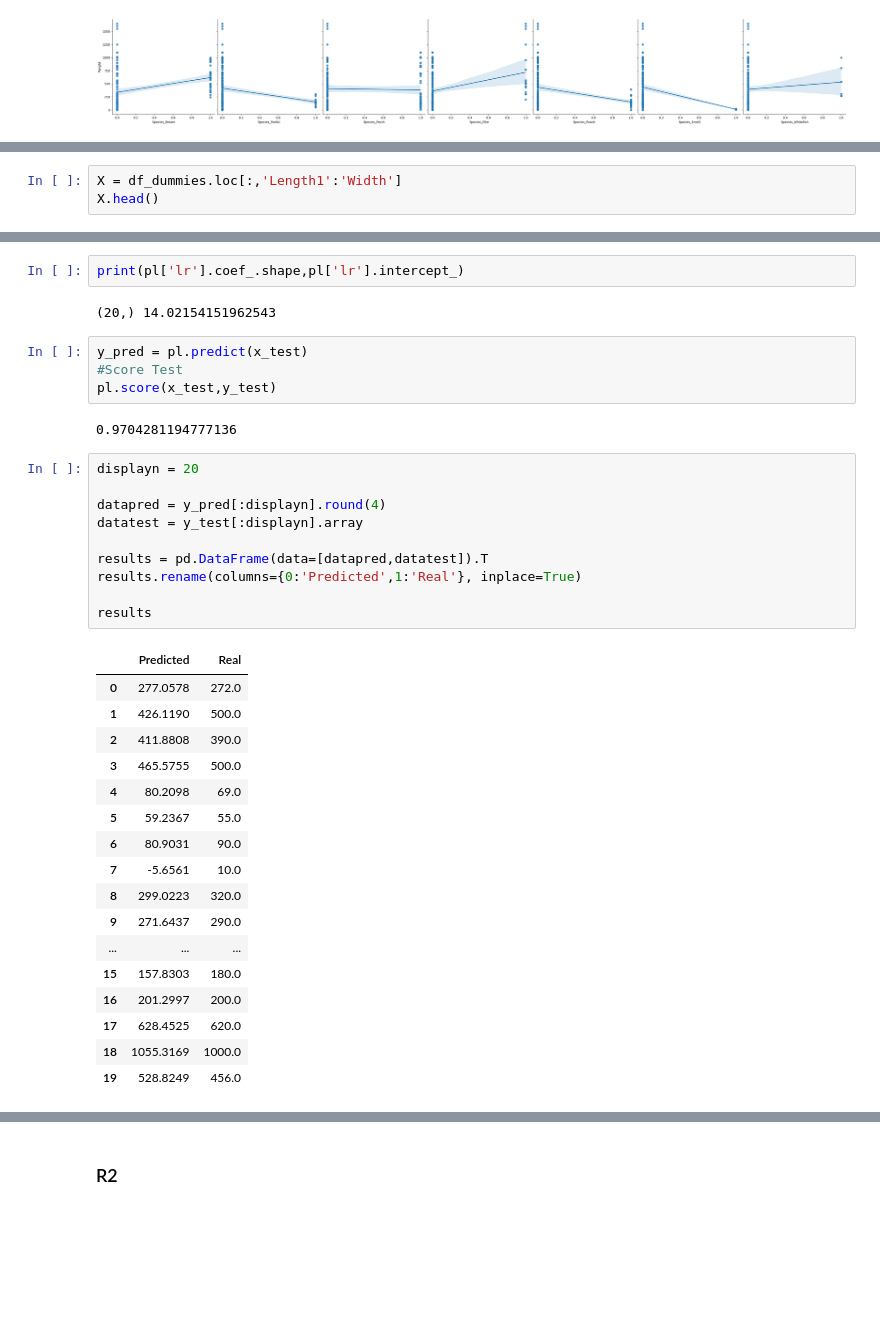
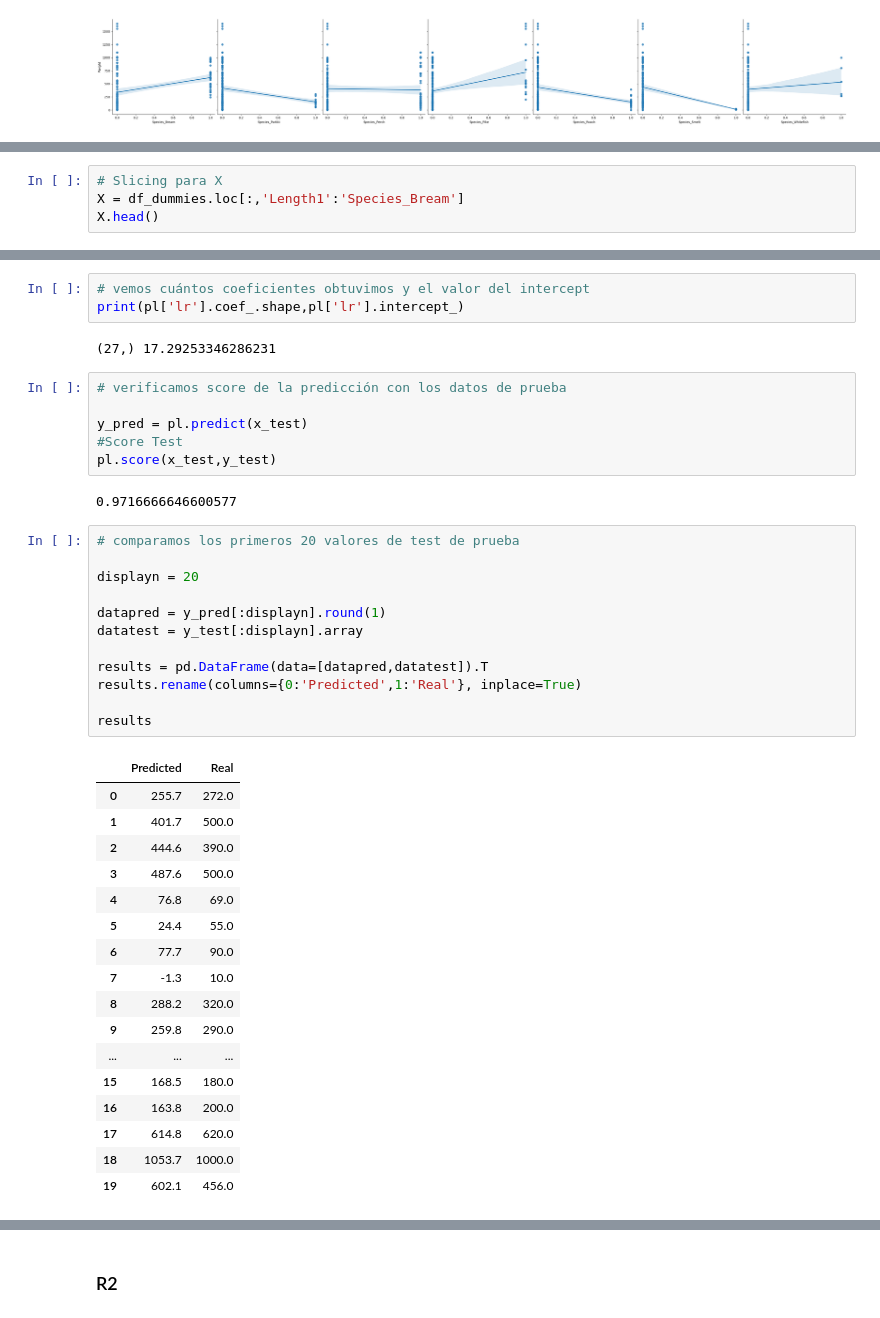
Before and after one commit to SalRmz/DCDP, a Jupyter notebook: 02-Machine-Learning/notebooks/04-Polinomial-Regression.ipynb, the cells around one changed output, grey strips where cells are left out. Drawn from its saved outputs; the diff is of its cells as text; blank space fills up the shorter version.

```diff
--- a/02-Machine-Learning/notebooks/04-Polinomial-Regression.ipynb
+++ b/02-Machine-Learning/notebooks/04-Polinomial-Regression.ipynb
@@ -361,4 +383,5 @@ plt.show()
 # %%
-X = df_dummies.loc[:,'Length1':'Width']
+# Slicing para X
+X = df_dummies.loc[:,'Length1':'Species_Bream']
 X.head()
 # %% [output]
@@ -406,39 +432,44 @@ pl.score(x,y)
 # %%
+# vemos cuántos coeficientes obtuvimos y el valor del intercept
 print(pl['lr'].coef_.shape,pl['lr'].intercept_)
 # %% [output]
-(20,) 14.02154151962543
+(27,) 17.29253346286231
 # %%
+# verificamos score de la predicción con los datos de prueba
+
 y_pred = pl.predict(x_test)
 #Score Test
 pl.score(x_test,y_test)
 # %% [output]
-0.9704281194777136
+0.9716666646600577
 # %%
+# comparamos los primeros 20 valores de test de prueba
+
 displayn = 20
 
-datapred = y_pred[:displayn].round(4)
+datapred = y_pred[:displayn].round(1)
 datatest = y_test[:displayn].array
 
 results = pd.DataFrame(data=[datapred,datatest]).T
 results.rename(columns={0:'Predicted',1:'Real'}, inplace=True)
 
 results
 # %% [output]
 |  | Predicted | Real |
-| 0 | 277.0578 | 272.0 |
-| 1 | 426.1190 | 500.0 |
-| 2 | 411.8808 | 390.0 |
-| 3 | 465.5755 | 500.0 |
-| 4 | 80.2098 | 69.0 |
-| 5 | 59.2367 | 55.0 |
-| 6 | 80.9031 | 90.0 |
-| 7 | -5.6561 | 10.0 |
-| 8 | 299.0223 | 320.0 |
-| 9 | 271.6437 | 290.0 |
+| 0 | 255.7 | 272.0 |
+| 1 | 401.7 | 500.0 |
+| 2 | 444.6 | 390.0 |
+| 3 | 487.6 | 500.0 |
+| 4 | 76.8 | 69.0 |
+| 5 | 24.4 | 55.0 |
+| 6 | 77.7 | 90.0 |
+| 7 | -1.3 | 10.0 |
+| 8 | 288.2 | 320.0 |
+| 9 | 259.8 | 290.0 |
 | ... | ... | ... |
-| 15 | 157.8303 | 180.0 |
-| 16 | 201.2997 | 200.0 |
-| 17 | 628.4525 | 620.0 |
-| 18 | 1055.3169 | 1000.0 |
-| 19 | 528.8249 | 456.0 |
+| 15 | 168.5 | 180.0 |
+| 16 | 163.8 | 200.0 |
+| 17 | 614.8 | 620.0 |
+| 18 | 1053.7 | 1000.0 |
+| 19 | 602.1 | 456.0 |
 # %%
```
Also changed, not shown: parts of 16 cells of this notebook.
